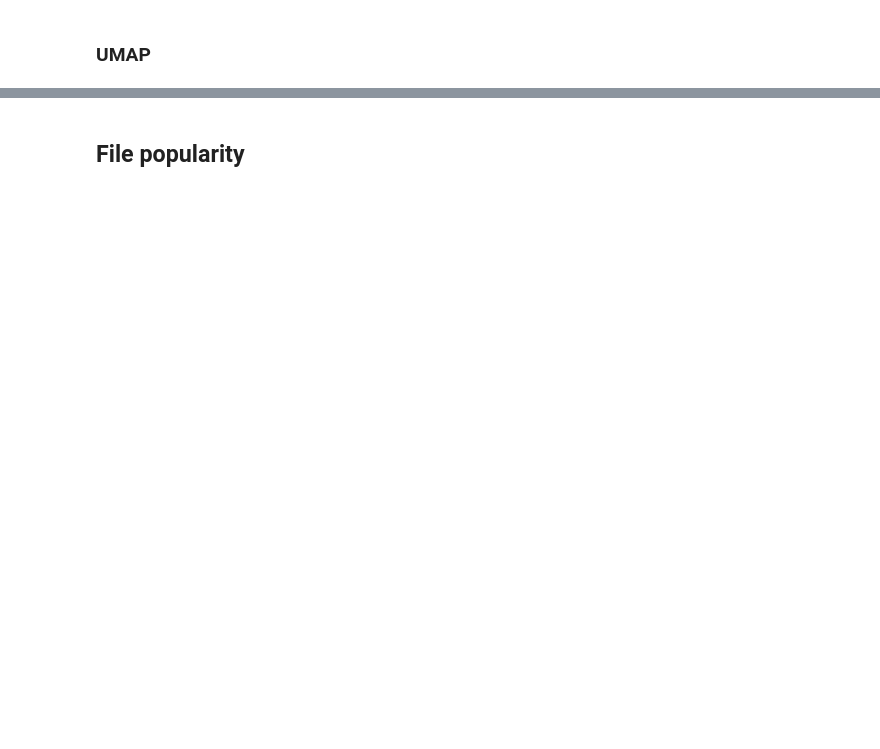
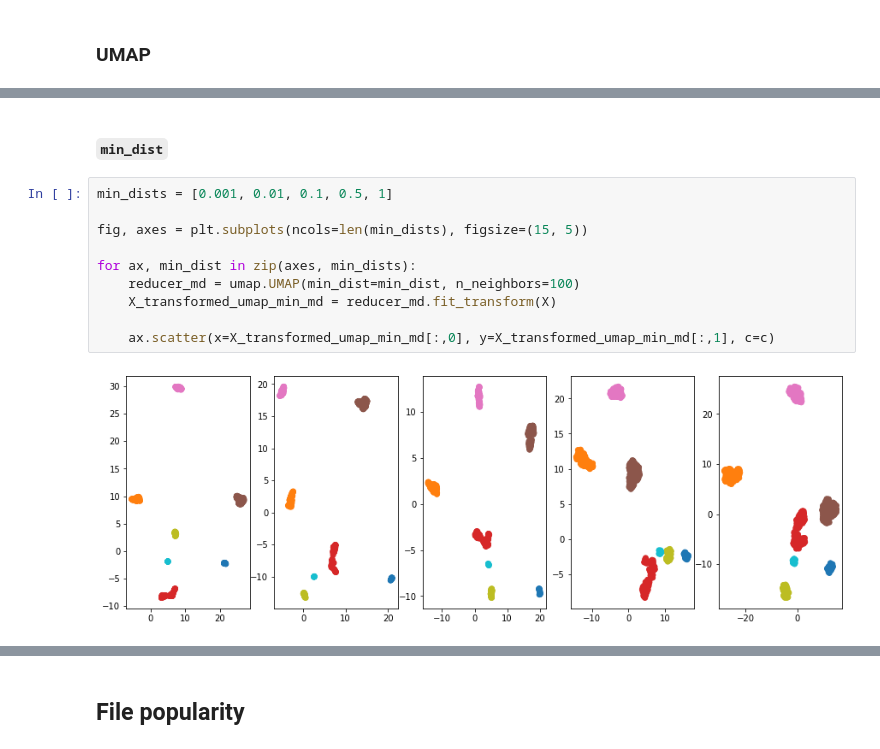
Before and after one commit to Corgam/LEO-CDN, a Jupyter notebook: misc/workload/workload_embedding.ipynb, the cells around one changed output, grey strips where cells are left out. Drawn from its saved outputs; the diff is of its cells as text; blank space fills up the shorter version.

```diff
--- a/misc/workload/workload_embedding.ipynb
+++ b/misc/workload/workload_embedding.ipynb
@@ -153,0 +172,14 @@ ax.scatter(x=X_transformed_umap[:,0], y=X_transformed_umap[:,1], c=c)
+# %% [markdown]
+#### `min_dist`
+# %%
+min_dists = [0.001, 0.01, 0.1, 0.5, 1]
+
+fig, axes = plt.subplots(ncols=len(min_dists), figsize=(15, 5))
+
+for ax, min_dist in zip(axes, min_dists):
+    reducer_md = umap.UMAP(min_dist=min_dist, n_neighbors=100)
+    X_transformed_umap_min_md = reducer_md.fit_transform(X)
+
+    ax.scatter(x=X_transformed_umap_min_md[:,0], y=X_transformed_umap_min_md[:,1], c=c)
+# %% [output]
+[figure, added]
```
Also changed, not shown: parts of 37 cells of this notebook, 1 other file.
